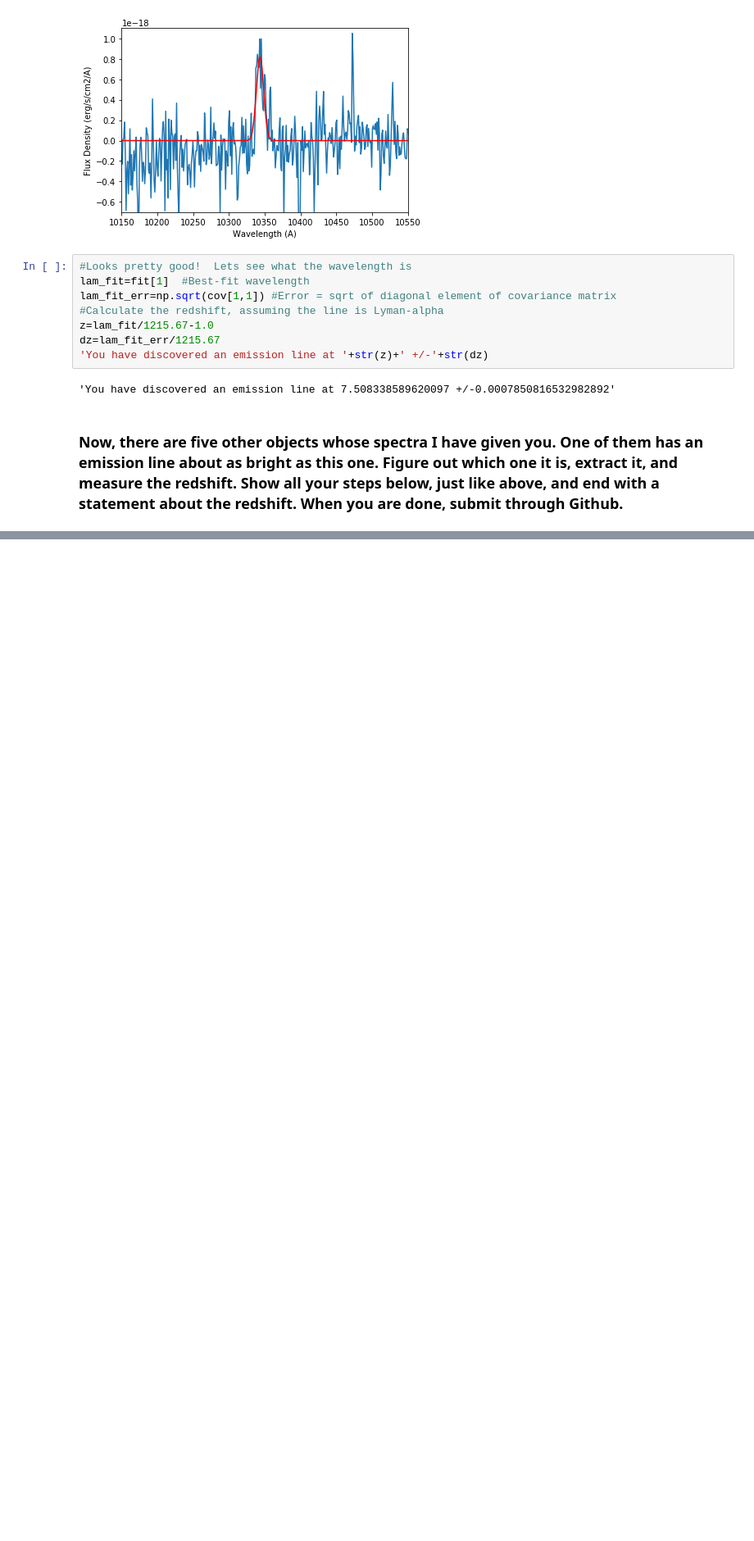
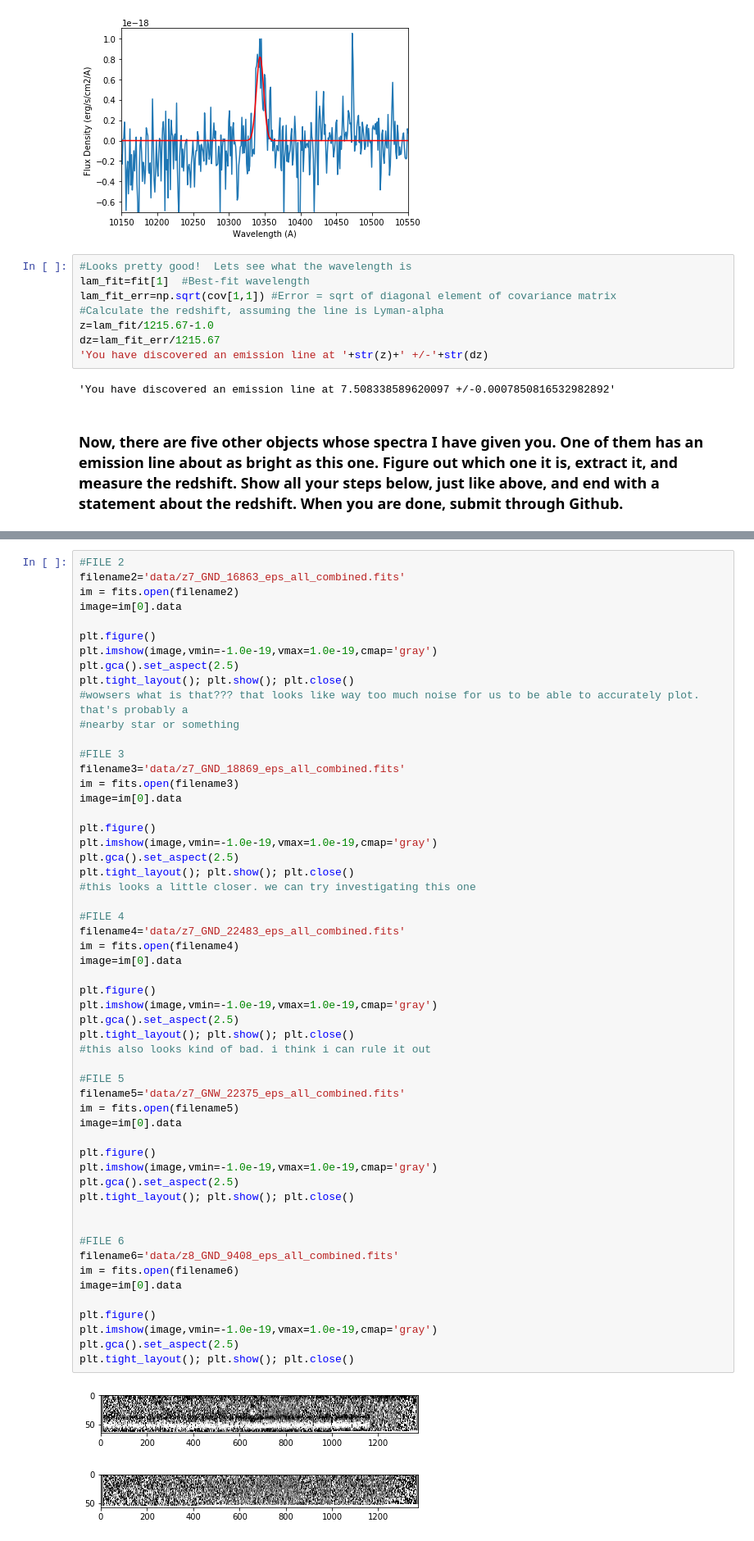
Before and after one commit to Blakely14475/Spectroscopy-Exercises, a Jupyter notebook: Spectra.ipynb, the cells around one changed output, grey strips where cells are left out. Shown: that part at 82% size. Cells and saved outputs as stored; diff of their text form; blank space fills up the shorter version.

```diff
--- a/Spectra.ipynb
+++ b/Spectra.ipynb
@@ -100,0 +104,58 @@ dz=lam_fit_err/1215.67
+# %%
+#FILE 2
+filename2='data/z7_GND_16863_eps_all_combined.fits'
+im = fits.open(filename2)
+image=im[0].data
+
+plt.figure()
+plt.imshow(image,vmin=-1.0e-19,vmax=1.0e-19,cmap='gray')
+plt.gca().set_aspect(2.5)
+plt.tight_layout(); plt.show(); plt.close()
+#wowsers what is that??? that looks like way too much noise for us to be able to accurately plot. that's probably a
+#nearby star or something
+
+#FILE 3
+filename3='data/z7_GND_18869_eps_all_combined.fits'
+im = fits.open(filename3)
+image=im[0].data
+
+plt.figure()
+plt.imshow(image,vmin=-1.0e-19,vmax=1.0e-19,cmap='gray')
+plt.gca().set_aspect(2.5)
+plt.tight_layout(); plt.show(); plt.close()
+#this looks a little closer. we can try investigating this one
+
+#FILE 4
+filename4='data/z7_GND_22483_eps_all_combined.fits'
+im = fits.open(filename4)
+image=im[0].data
+
+plt.figure()
+plt.imshow(image,vmin=-1.0e-19,vmax=1.0e-19,cmap='gray')
+plt.gca().set_aspect(2.5)
+plt.tight_layout(); plt.show(); plt.close()
+#this also looks kind of bad. i think i can rule it out
+
+#FILE 5
+filename5='data/z7_GNW_22375_eps_all_combined.fits'
+im = fits.open(filename5)
+image=im[0].data
+
+plt.figure()
+plt.imshow(image,vmin=-1.0e-19,vmax=1.0e-19,cmap='gray')
+plt.gca().set_aspect(2.5)
+plt.tight_layout(); plt.show(); plt.close()
+
+
+#FILE 6
+filename6='data/z8_GND_9408_eps_all_combined.fits'
+im = fits.open(filename6)
+image=im[0].data
+
+plt.figure()
+plt.imshow(image,vmin=-1.0e-19,vmax=1.0e-19,cmap='gray')
+plt.gca().set_aspect(2.5)
+plt.tight_layout(); plt.show(); plt.close()
+# %% [output]
+[figure, added]
+[figure, added]
```
Also changed, not shown: parts of 3 cells of this notebook.
